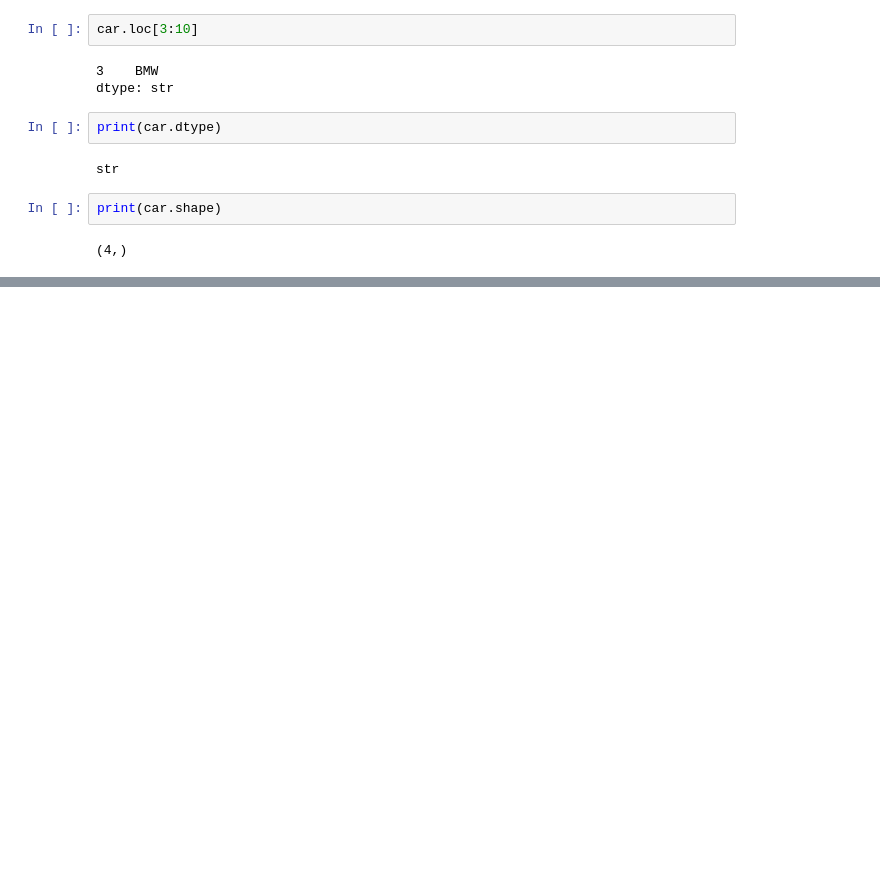
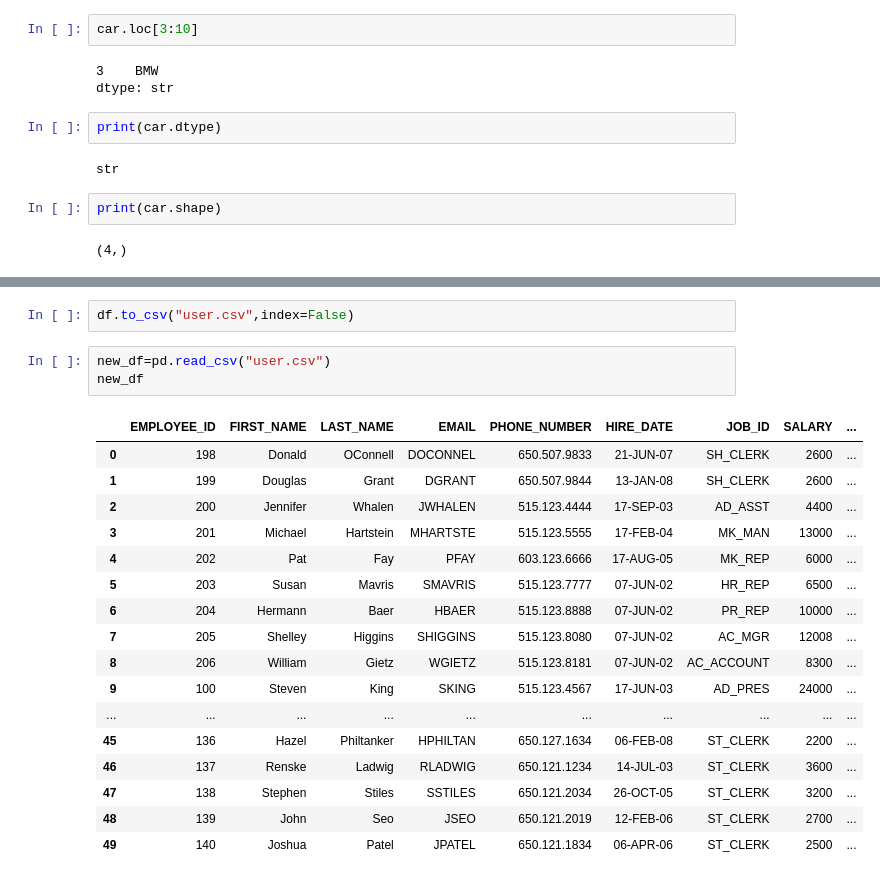
Before and after one commit to Mahima1120/python_code_repo, a Jupyter notebook: 21_pandas.ipynb, the cells around one changed output, grey strips where cells are left out. Saved outputs shown, nothing was run; the diff lists cells and outputs as text; blank space fills up the shorter version.

```diff
--- a/21_pandas.ipynb
+++ b/21_pandas.ipynb
@@ -25,0 +144,23 @@ print(car.de)
+# %%
+df.to_csv("user.csv",index=False)
+# %%
+new_df=pd.read_csv("user.csv")
+new_df
+# %% [output]
+|  | EMPLOYEE_ID | FIRST_NAME | LAST_NAME | EMAIL | PHONE_NUMBER | HIRE_DATE | JOB_ID | SALARY | ... |
+| 0 | 198 | Donald | OConnell | DOCONNEL | 650.507.9833 | 21-JUN-07 | SH_CLERK | 2600 | ... |
+| 1 | 199 | Douglas | Grant | DGRANT | 650.507.9844 | 13-JAN-08 | SH_CLERK | 2600 | ... |
+| 2 | 200 | Jennifer | Whalen | JWHALEN | 515.123.4444 | 17-SEP-03 | AD_ASST | 4400 | ... |
+| 3 | 201 | Michael | Hartstein | MHARTSTE | 515.123.5555 | 17-FEB-04 | MK_MAN | 13000 | ... |
+| 4 | 202 | Pat | Fay | PFAY | 603.123.6666 | 17-AUG-05 | MK_REP | 6000 | ... |
+| 5 | 203 | Susan | Mavris | SMAVRIS | 515.123.7777 | 07-JUN-02 | HR_REP | 6500 | ... |
+| 6 | 204 | Hermann | Baer | HBAER | 515.123.8888 | 07-JUN-02 | PR_REP | 10000 | ... |
+| 7 | 205 | Shelley | Higgins | SHIGGINS | 515.123.8080 | 07-JUN-02 | AC_MGR | 12008 | ... |
+| 8 | 206 | William | Gietz | WGIETZ | 515.123.8181 | 07-JUN-02 | AC_ACCOUNT | 8300 | ... |
+| 9 | 100 | Steven | King | SKING | 515.123.4567 | 17-JUN-03 | AD_PRES | 24000 | ... |
+| ... | ... | ... | ... | ... | ... | ... | ... | ... | ... |
+| 45 | 136 | Hazel | Philtanker | HPHILTAN | 650.127.1634 | 06-FEB-08 | ST_CLERK | 2200 | ... |
+| 46 | 137 | Renske | Ladwig | RLADWIG | 650.121.1234 | 14-JUL-03 | ST_CLERK | 3600 | ... |
+| 47 | 138 | Stephen | Stiles | SSTILES | 650.121.2034 | 26-OCT-05 | ST_CLERK | 3200 | ... |
+| 48 | 139 | John | Seo | JSEO | 650.121.2019 | 12-FEB-06 | ST_CLERK | 2700 | ... |
+| 49 | 140 | Joshua | Patel | JPATEL | 650.121.1834 | 06-APR-06 | ST_CLERK | 2500 | ... |
```
Also changed, not shown: parts of 28 cells of this notebook, 1 other file.
